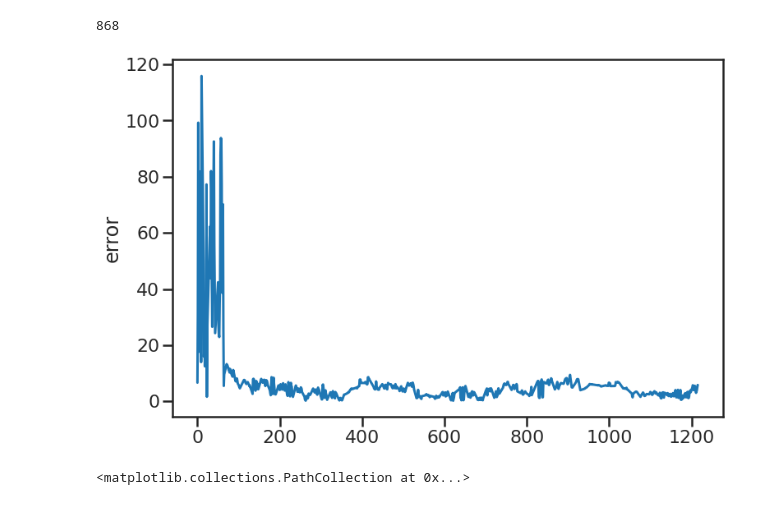
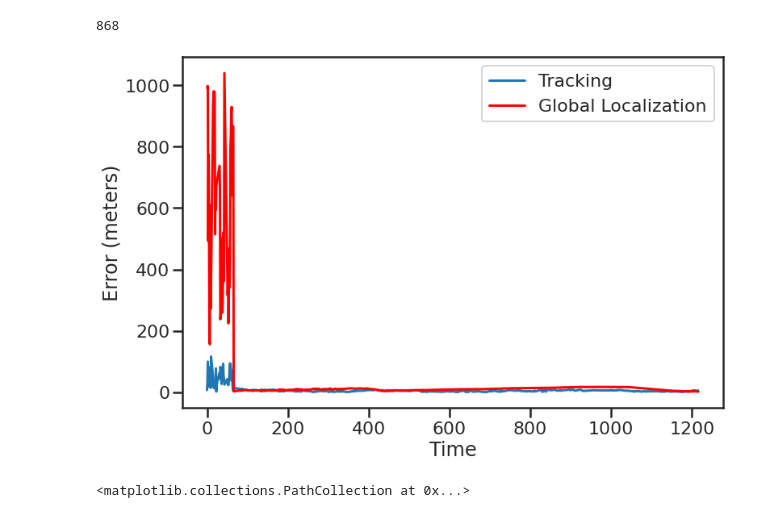
Before and after one commit to nsteve2407/osm-localization, a Jupyter notebook: read.ipynb, the cells around one changed output. Drawn from its saved outputs; the diff is of its cells as text; code cells hidden in the pictures.

```diff
--- a/read.ipynb
+++ b/read.ipynb
@@ -45,9 +45,9 @@ errors[12:].mean()
 # %% [output]
 10.876017016931053
 # %%
-df_local = pd.read_csv('high_freq_global_callogs_with_error.csv')
-df_local.dropna(inplace=True)
-df_local.error.plot()
+df_global = pd.read_csv('high_freq_global_callogs_with_error.csv')
+df_global.dropna(inplace=True)
+df_global.error.plot()
 # %% [output]
 <AxesSubplot:>
 [figure]
@@ -116,15 +116,22 @@ df_local.error.size
 # %%
 import seaborn as sns
 plt.figure(figsize=(12,8))
 # sns.set_theme(
 sns.set_style('ticks')
 sns.set_context("poster")
 # sns.axes_style('whitegrid')
-sns.lineplot(data=df_local.error[:])
+sns.lineplot(data=df_local.error)
+sns.lineplot(data=df_global.error[:],color='red')
+plt.legend(labels=["Tracking","Global Localization"])
 # plt.show()
+
+hfont = {'fontname':'Comic Sans MS'}
+plt.xlabel('Time',**hfont)
+
+plt.ylabel('Error (meters)',**hfont)
 plt.savefig('local_error.png',dpi=300)
 # %% [output]
-[figure, old version]
+[figure, new version]
 # %%
 plt.plot(df_local.gps_e,df_local.gps_n,c='red')
 plt.scatter(df_local.pf_e,df_local.pf_n,c='blue')
```
Also changed, not shown: parts of 7 cells of this notebook, 3 other files.
